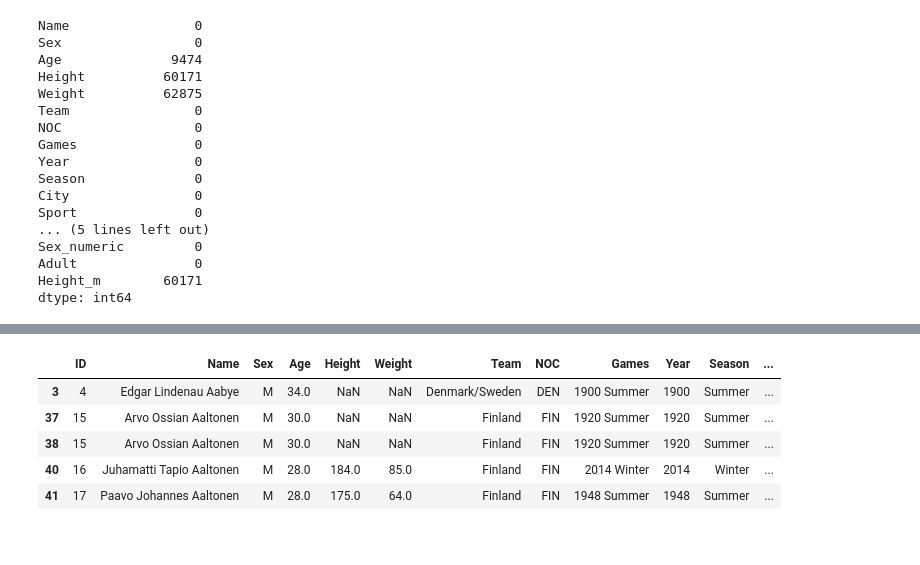
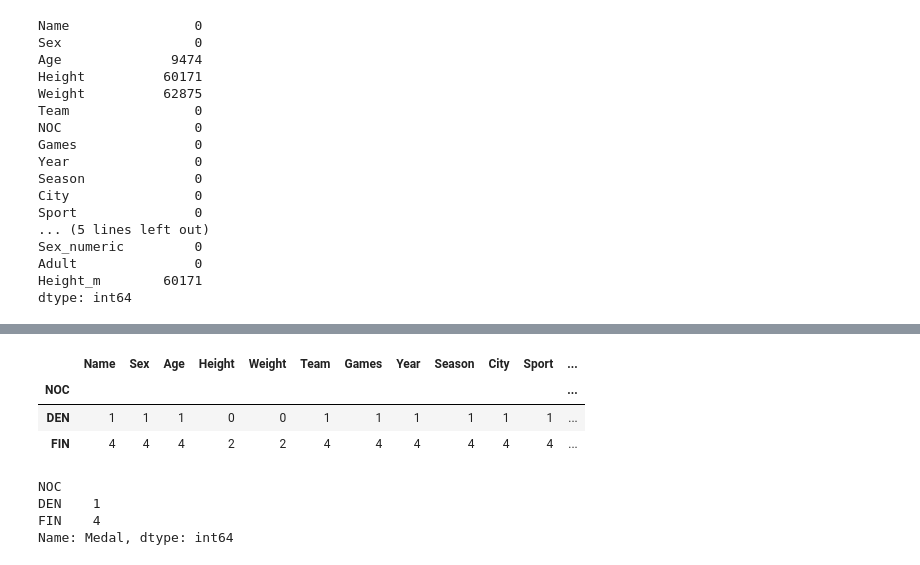
Before and after one commit to oscargbocanegra/learning, a Jupyter notebook: MachineLearning/c-udemy-analisis-datos-python-3/notebooks/04-manipulacion-datos-pandas.ipynb, the cells around one changed output, grey strips where cells are left out. Cells and saved outputs as stored; diff of their text form; code cells hidden in the pictures.

```diff
--- a/MachineLearning/c-udemy-analisis-datos-python-3/notebooks/04-manipulacion-datos-pandas.ipynb
+++ b/MachineLearning/c-udemy-analisis-datos-python-3/notebooks/04-manipulacion-datos-pandas.ipynb
@@ -918,11 +910,19 @@ medals.shape
 # %%
 # Creando dataframe de un grupo head()
 medals_subset = medals.head()
-medals_subset.head()
-# %% [output]
-|  | ID | Name | Sex | Age | Height | Weight | Team | NOC | Games | Year | Season | ... |
-| 3 | 4 | Edgar Lindenau Aabye | M | 34.0 | NaN | NaN | Denmark/Sweden | DEN | 1900 Summer | 1900 | Summer | ... |
-| 37 | 15 | Arvo Ossian Aaltonen | M | 30.0 | NaN | NaN | Finland | FIN | 1920 Summer | 1920 | Summer | ... |
-| 38 | 15 | Arvo Ossian Aaltonen | M | 30.0 | NaN | NaN | Finland | FIN | 1920 Summer | 1920 | Summer | ... |
-| 40 | 16 | Juhamatti Tapio Aaltonen | M | 28.0 | 184.0 | 85.0 | Finland | FIN | 2014 Winter | 2014 | Winter | ... |
-| 41 | 17 | Paavo Johannes Aaltonen | M | 28.0 | 175.0 | 64.0 | Finland | FIN | 1948 Summer | 1948 | Summer | ... |
+# %%
+# Agrupando datos para  obtener la cantidad de medallas.
+medals_subset.groupby('NOC').count()
+# %% [output]
+|  | Name | Sex | Age | Height | Weight | Team | Games | Year | Season | City | Sport | ... |
+| NOC |  |  |  |  |  |  |  |  |  |  |  | ... |
+| DEN | 1 | 1 | 1 | 0 | 0 | 1 | 1 | 1 | 1 | 1 | 1 | ... |
+| FIN | 4 | 4 | 4 | 2 | 2 | 4 | 4 | 4 | 4 | 4 | 4 | ... |
+# %%
+# Seleccionando la columna deseada.
+medals_subset.groupby('NOC').count()['Medal']
+# %% [output]
+NOC
+DEN    1
+FIN    4
+Name: Medal, dtype: int64
```
Also changed, not shown: parts of 11 cells of this notebook.
